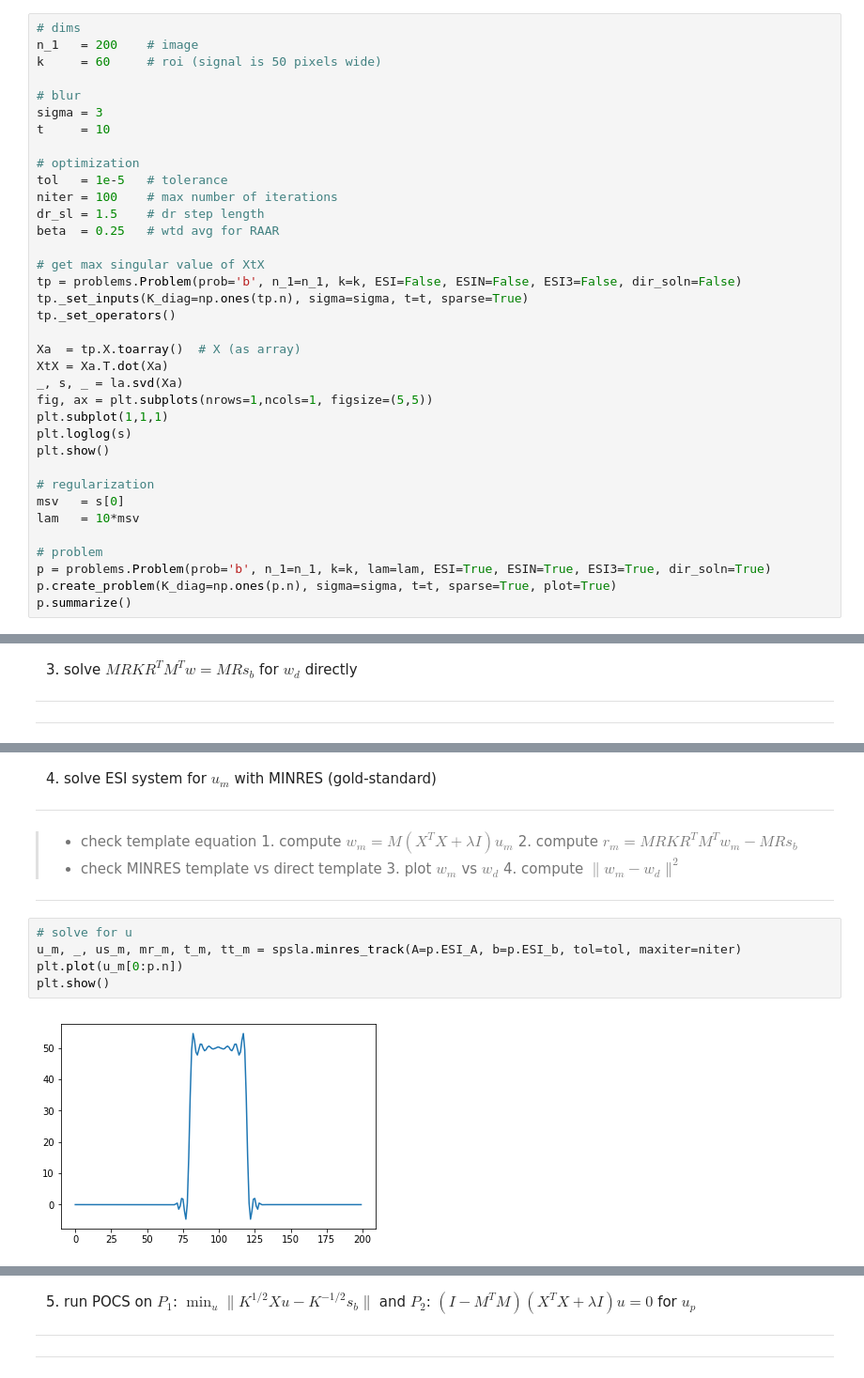
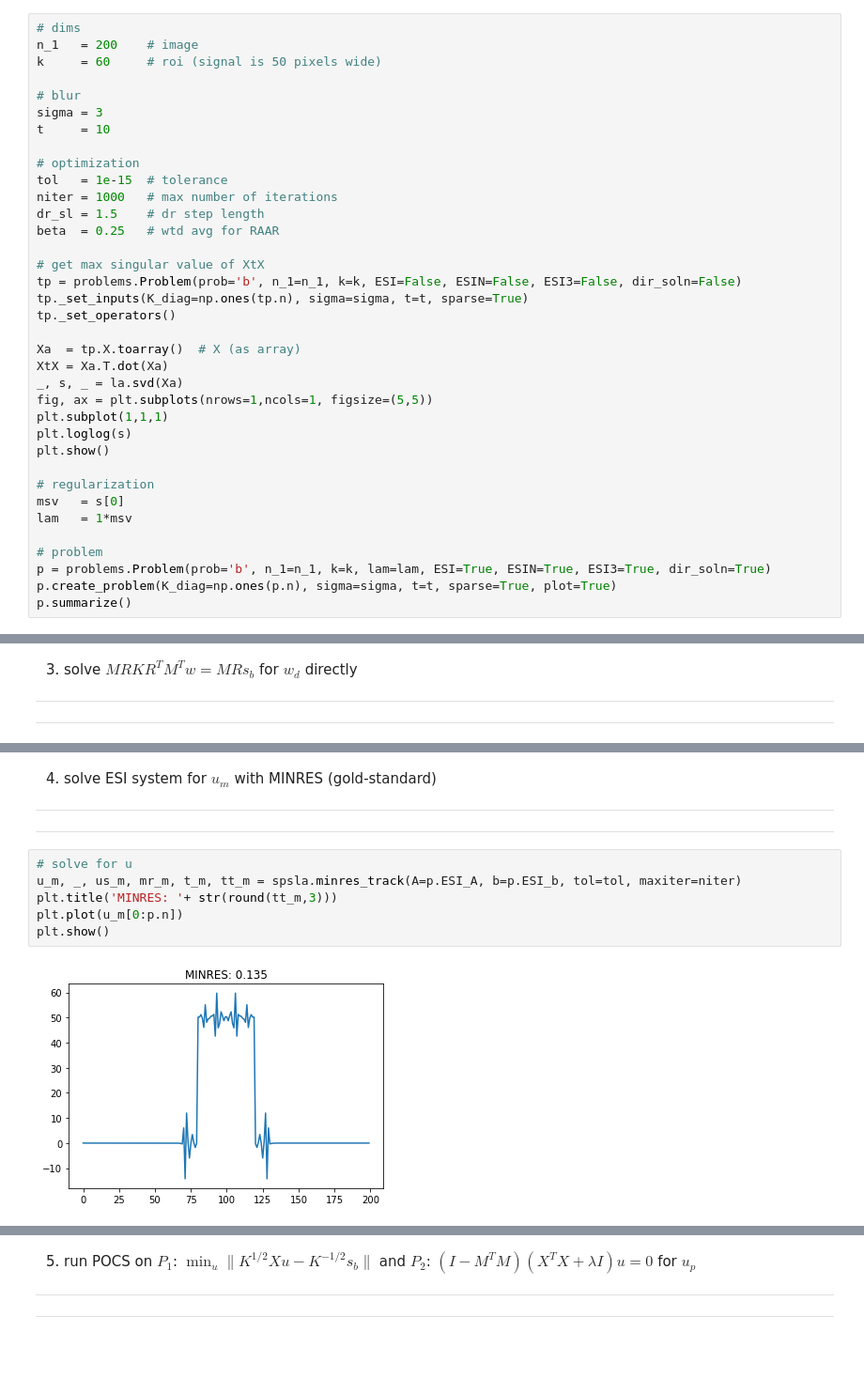
Before and after one commit to zimmerman-cole/ill-condition, a Jupyter notebook: code/pres/intermediate/proj_alg_single_1d.ipynb, the cells around one changed output, grey strips where cells are left out. Shown: that part at 94% size. Saved outputs shown, nothing was run; the diff lists cells and outputs as text; blank space fills up the shorter version.

```diff
--- a/code/pres/intermediate/proj_alg_single_1d.ipynb
+++ b/code/pres/intermediate/proj_alg_single_1d.ipynb
@@ -57,8 +71,8 @@ sigma = 3
 t     = 10
 
 # optimization
-tol   = 1e-5   # tolerance
-niter = 100    # max number of iterations
+tol   = 1e-15  # tolerance
+niter = 1000   # max number of iterations
 dr_sl = 1.5    # dr step length
 beta  = 0.25   # wtd avg for RAAR
 
@@ -77,7 +91,7 @@ plt.show()
 
 # regularization
 msv   = s[0]
-lam   = 10*msv
+lam   = 1*msv
 
 # problem
 p = problems.Problem(prob='b', n_1=n_1, k=k, lam=lam, ESI=True, ESIN=True, ESI3=True, dir_soln=True)
@@ -136,19 +166,13 @@ plt.show()
-# %% [markdown]
-4. solve ESI system for $u_m$ with MINRES (gold-standard)
----
-> - check template equation
-    1. compute $w_m = M(X^T X + \lambda I) u_m$
-    2. compute $r_m = MRK R^T M^T w_m - MR s_b$
-> - check MINRES template vs direct template
-    3. plot $w_m$ vs $w_d$
-    4. compute $\|w_m - w_d\|^2$
-
----
+# %% [markdown]
+4. solve ESI system for $u_m$ with MINRES (gold-standard)
+---
+---
 # %%
 # solve for u
 u_m, _, us_m, mr_m, t_m, tt_m = spsla.minres_track(A=p.ESI_A, b=p.ESI_b, tol=tol, maxiter=niter)
+plt.title('MINRES: '+ str(round(tt_m,3)))
 plt.plot(u_m[0:p.n])
 plt.show()
 # %% [output]
-[figure, old version]
+[figure, new version]
 # %%
```
Also changed, not shown: parts of 64 cells of this notebook, 1 other file.
